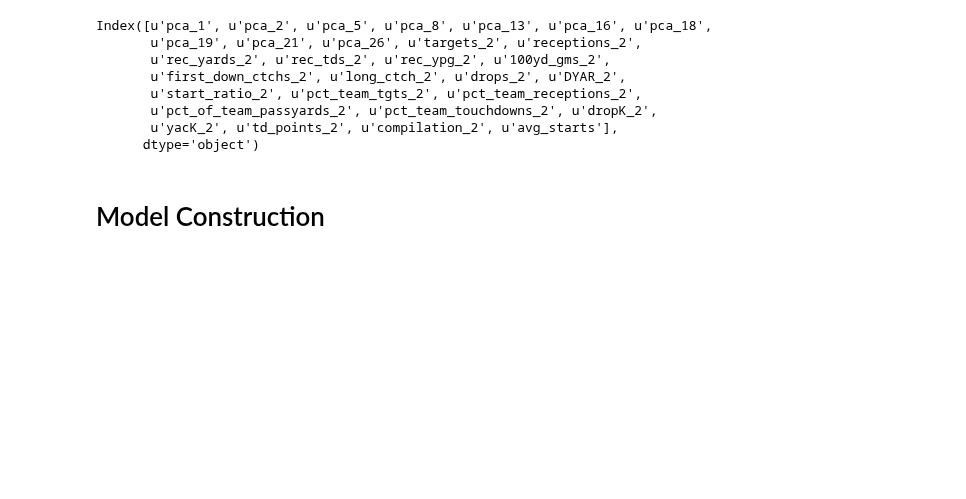
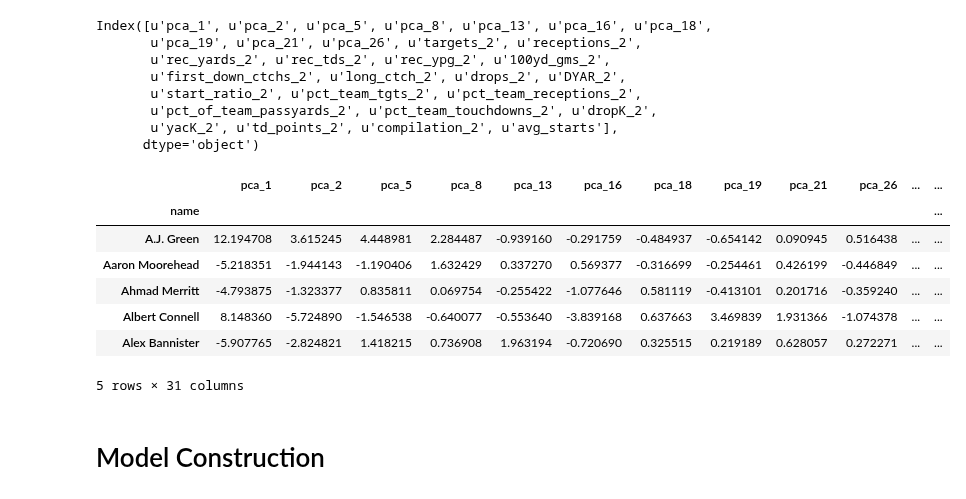
Before and after one commit to oneilltp18/GABBERT, a Jupyter notebook: wide_receivers/removing_empty_players.ipynb, the cells around one changed output. Cells and saved outputs as stored; diff of their text form; code cells hidden in the pictures; blank space fills up the shorter version.

```diff
--- a/wide_receivers/removing_empty_players.ipynb
+++ b/wide_receivers/removing_empty_players.ipynb
@@ -377,3 +377,15 @@ Index([u'pca_1', u'pca_2', u'pca_5', u'pca_8', u'pca_13', u'pca_16', u'pca_18',
        u'pct_of_team_passyards_2', u'pct_team_touchdowns_2', u'dropK_2',
        u'yacK_2', u'td_points_2', u'compilation_2', u'avg_starts'],
       dtype='object')
+# %%
+refined_training_set = year_3_refined.join(no_dropouts['categories'])
+refined_training_set.head()
+# %% [output]
+|  | pca_1 | pca_2 | pca_5 | pca_8 | pca_13 | pca_16 | pca_18 | pca_19 | pca_21 | pca_26 | ... | ... |
+| name |  |  |  |  |  |  |  |  |  |  |  | ... |
+| A.J. Green | 12.194708 | 3.615245 | 4.448981 | 2.284487 | -0.939160 | -0.291759 | -0.484937 | -0.654142 | 0.090945 | 0.516438 | ... | ... |
+| Aaron Moorehead | -5.218351 | -1.944143 | -1.190406 | 1.632429 | 0.337270 | 0.569377 | -0.316699 | -0.254461 | 0.426199 | -0.446849 | ... | ... |
+| Ahmad Merritt | -4.793875 | -1.323377 | 0.835811 | 0.069754 | -0.255422 | -1.077646 | 0.581119 | -0.413101 | 0.201716 | -0.359240 | ... | ... |
+| Albert Connell | 8.148360 | -5.724890 | -1.546538 | -0.640077 | -0.553640 | -3.839168 | 0.637663 | 3.469839 | 1.931366 | -1.074378 | ... | ... |
+| Alex Bannister | -5.907765 | -2.824821 | 1.418215 | 0.736908 | 1.963194 | -0.720690 | 0.325515 | 0.219189 | 0.628057 | 0.272271 | ... | ... |
+5 rows × 31 columns
```
Also changed, not shown: parts of 1 cell of this notebook, 3 other files.
